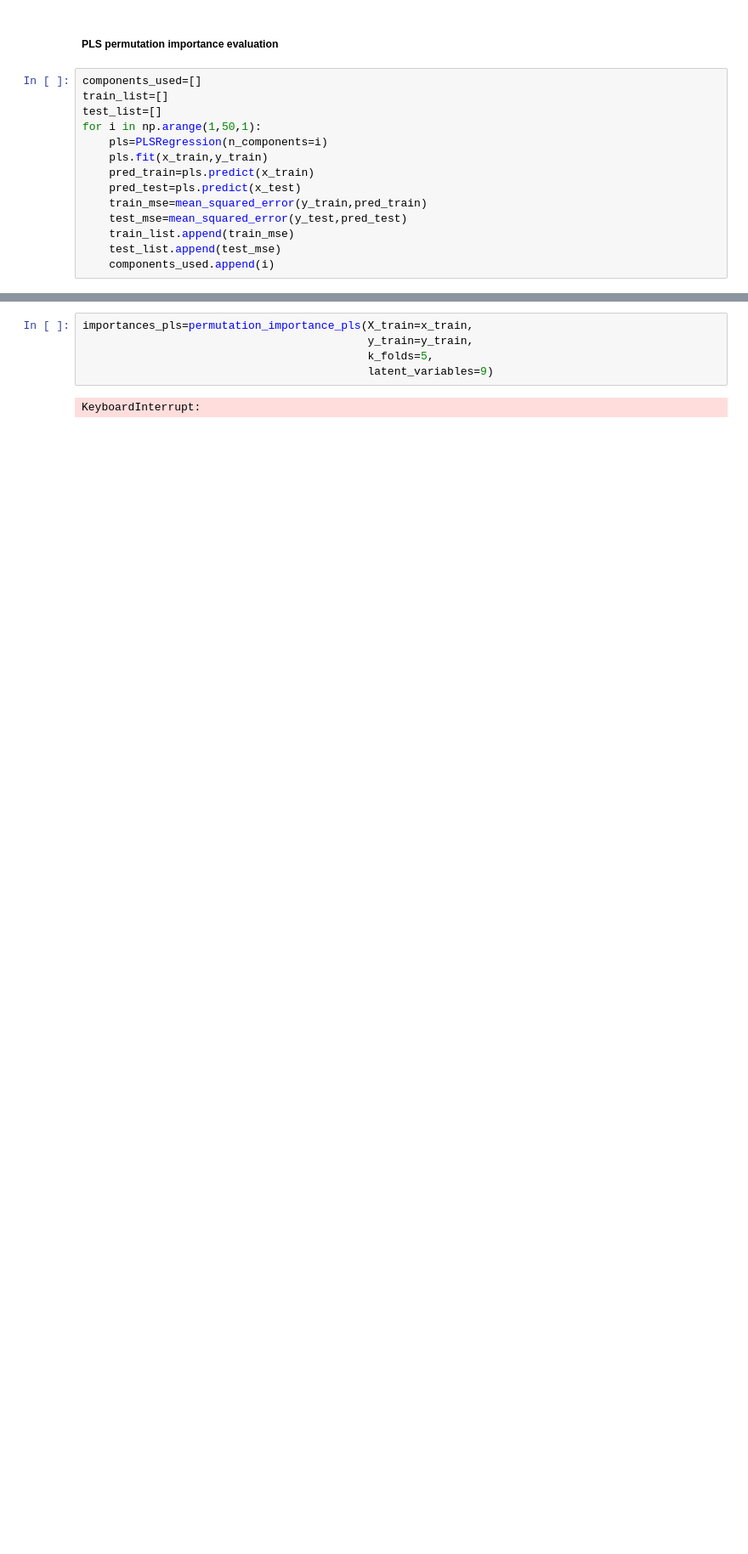
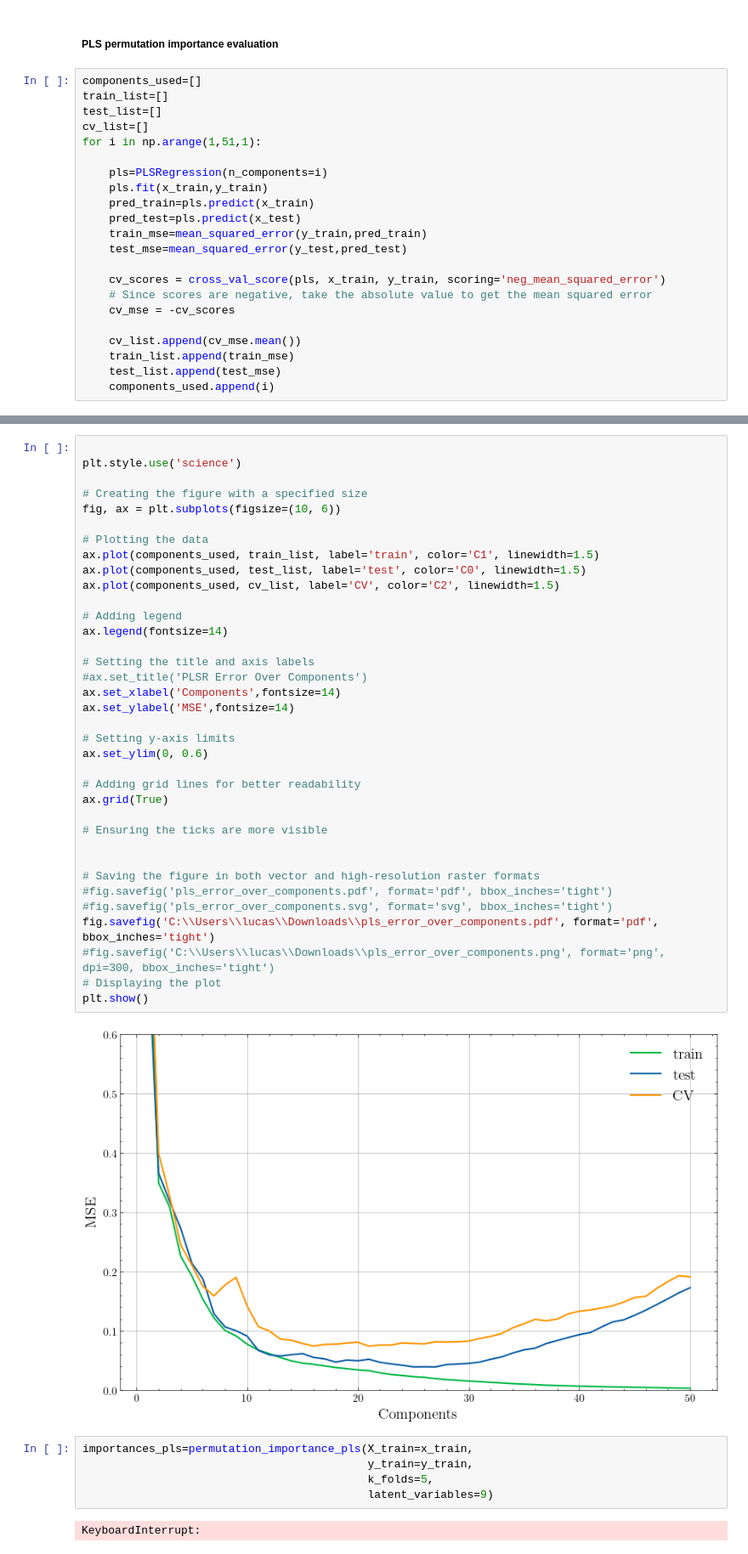
Before and after one commit to Lucas-ZR/datahow-thesis-feup, a Jupyter notebook: first_dataset_feature_selection.ipynb, the cells around one changed output, grey strips where cells are left out. Shown at 85% size. Cells and saved outputs as stored; diff of their text form; blank space fills up the shorter version.

```diff
--- a/first_dataset_feature_selection.ipynb
+++ b/first_dataset_feature_selection.ipynb
@@ -920,13 +937,21 @@ def build_table_pls(x_train,y_train,x_test,y_test,step,perm_imp_array,k_folds,la
 components_used=[]
 train_list=[]
 test_list=[]
-for i in np.arange(1,50,1):
+cv_list=[]
+for i in np.arange(1,51,1):
+
     pls=PLSRegression(n_components=i)
     pls.fit(x_train,y_train)
     pred_train=pls.predict(x_train)
     pred_test=pls.predict(x_test)
     train_mse=mean_squared_error(y_train,pred_train)
     test_mse=mean_squared_error(y_test,pred_test)
+
+    cv_scores = cross_val_score(pls, x_train, y_train, scoring='neg_mean_squared_error')
+    # Since scores are negative, take the absolute value to get the mean squared error
+    cv_mse = -cv_scores
+
+    cv_list.append(cv_mse.mean())
     train_list.append(train_mse)
     test_list.append(test_mse)
     components_used.append(i)
@@ -945,3 +958,41 @@ Text(0, 0.5, 'MSE')
+# %%
+
+plt.style.use('science')
+
+# Creating the figure with a specified size
+fig, ax = plt.subplots(figsize=(10, 6))
+
+# Plotting the data
+ax.plot(components_used, train_list, label='train', color='C1', linewidth=1.5)
+ax.plot(components_used, test_list, label='test', color='C0', linewidth=1.5)
+ax.plot(components_used, cv_list, label='CV', color='C2', linewidth=1.5)
+
+# Adding legend
+ax.legend(fontsize=14)
+
+# Setting the title and axis labels
+#ax.set_title('PLSR Error Over Components')
+ax.set_xlabel('Components',fontsize=14)
+ax.set_ylabel('MSE',fontsize=14)
+
+# Setting y-axis limits
+ax.set_ylim(0, 0.6)
+
+# Adding grid lines for better readability
+ax.grid(True)
+
+# Ensuring the ticks are more visible
+
+
+# Saving the figure in both vector and high-resolution raster formats
+#fig.savefig('pls_error_over_components.pdf', format='pdf', bbox_inches='tight')
+#fig.savefig('pls_error_over_components.svg', format='svg', bbox_inches='tight')
+fig.savefig('C:\\Users\\lucas\\Downloads\\pls_error_over_components.pdf', format='pdf', bbox_inches='tight')
+#fig.savefig('C:\\Users\\lucas\\Downloads\\pls_error_over_components.png', format='png', dpi=300, bbox_inches='tight')
+# Displaying the plot
+plt.show()
+# %% [output]
+[figure, added]
 # %%
 importances_pls=permutation_importance_pls(X_train=x_train,
                                            y_train=y_train,
```
Also changed, not shown: parts of 8 cells of this notebook, 2 other files.
